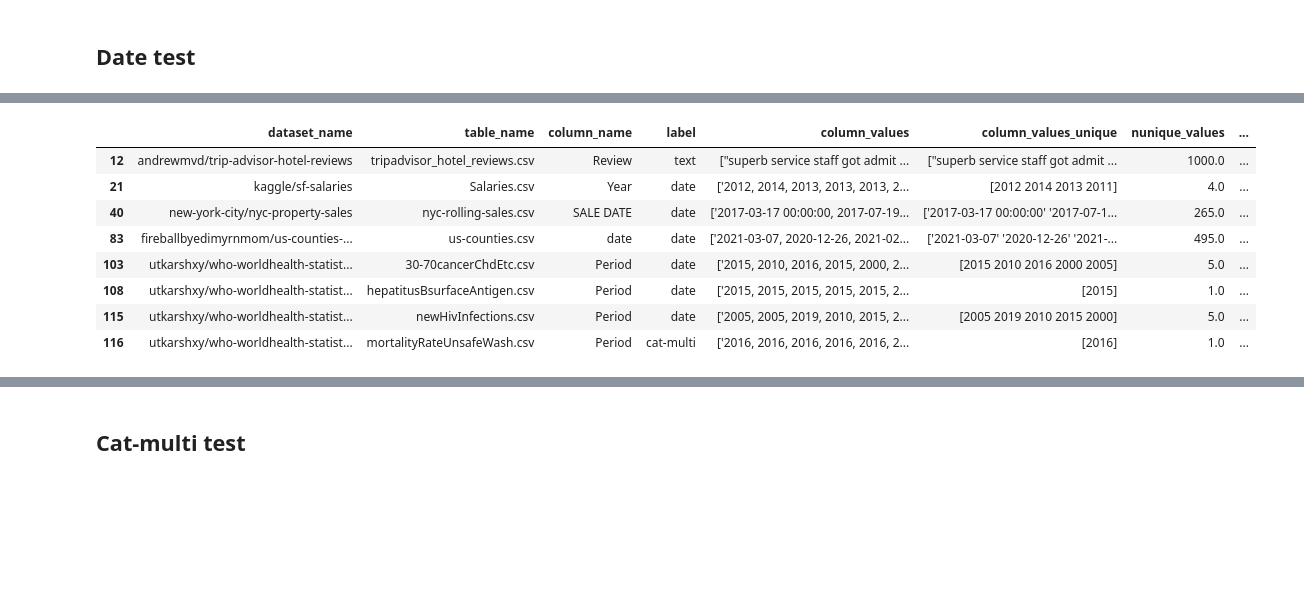
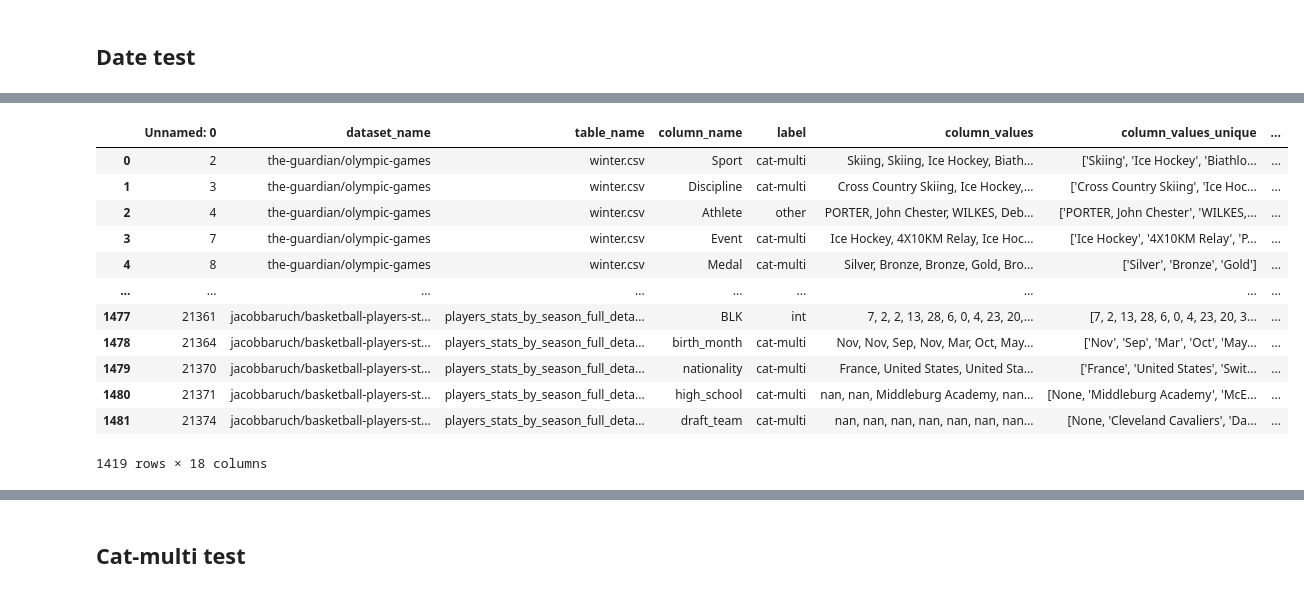
Before and after one commit to mareksherman/classipy, a Jupyter notebook: notebooks/gabisilvano.ipynb, the cells around one changed output, grey strips where cells are left out. Drawn from its saved outputs; the diff is of its cells as text; code cells hidden in the pictures; blank space fills up the shorter version.

```diff
--- a/notebooks/gabisilvano.ipynb
+++ b/notebooks/gabisilvano.ipynb
@@ -9,7 +10,7 @@ import math
 # %% [markdown]
 # Import Dataset
 # %%
-df = pd.read_csv('../raw_data/kaggle_data_1k_labeled.csv')
+df = pd.read_csv('../raw_data/kaggle_data_merged_with_labels.csv')
 # %%
 df.head()
 # %% [output]
@@ -61,7 +67,11 @@ df.loc[df.label == 'date']
 Testing if the column has more than 2 unique values. If the values are numbers, verify if they are 0 and 1.
 # %%
 for index,row in df.iterrows():
-    if row['nunique_values'] == 2:
-        print(row.column_values_unique)
-        values = row.column_values_unique.replace('[','' ).replace(']','' ).split(" ") #need the json output to treat in a correct way and test if they are numbers or strings
-        print(values)
+    if row['n_unique_values'] == 2:
+        list_n_uniques = ast.literal_eval(row.column_values_unique)
+        if all(isinstance(item, int) for item in list_n_uniques):
+            test_bin_num = set(list_n_uniques)
+            if set([0, 1]).issubset(test_bin_num):
+                df.loc[index,'heuristic_label'] = 'cat-binary'
+        else:
+            df.loc[index,'heuristic_label'] = 'cat-binary'
@@ -109,12 +133,16 @@ regex
 # %%
-df.loc[df.heuristic_label == 'date']
+df.loc[df.heuristic_label.isnull()]
 # %% [output]
-|  | dataset_name | table_name | column_name | label | column_values | column_values_unique | nunique_values | ... |
-| 12 | andrewmvd/trip-advisor-hotel-reviews | tripadvisor_hotel_reviews.csv | Review | text | ["superb service staff got admit ... | ["superb service staff got admit ... | 1000.0 | ... |
-| 21 | kaggle/sf-salaries | Salaries.csv | Year | date | ['2012, 2014, 2013, 2013, 2013, 2... | [2012 2014 2013 2011] | 4.0 | ... |
-| 40 | new-york-city/nyc-property-sales | nyc-rolling-sales.csv | SALE DATE | date | ['2017-03-17 00:00:00, 2017-07-19... | ['2017-03-17 00:00:00' '2017-07-1... | 265.0 | ... |
-| 83 | fireballbyedimyrnmom/us-counties-... | us-counties.csv | date | date | ['2021-03-07, 2020-12-26, 2021-02... | ['2021-03-07' '2020-12-26' '2021-... | 495.0 | ... |
-| 103 | utkarshxy/who-worldhealth-statist... | 30-70cancerChdEtc.csv | Period | date | ['2015, 2010, 2016, 2015, 2000, 2... | [2015 2010 2016 2000 2005] | 5.0 | ... |
-| 108 | utkarshxy/who-worldhealth-statist... | hepatitusBsurfaceAntigen.csv | Period | date | ['2015, 2015, 2015, 2015, 2015, 2... | [2015] | 1.0 | ... |
-| 115 | utkarshxy/who-worldhealth-statist... | newHivInfections.csv | Period | date | ['2005, 2005, 2019, 2010, 2015, 2... | [2005 2019 2010 2015 2000] | 5.0 | ... |
-| 116 | utkarshxy/who-worldhealth-statist... | mortalityRateUnsafeWash.csv | Period | cat-multi | ['2016, 2016, 2016, 2016, 2016, 2... | [2016] | 1.0 | ... |
+|  | Unnamed: 0 | dataset_name | table_name | column_name | label | column_values | column_values_unique | ... |
+| 0 | 2 | the-guardian/olympic-games | winter.csv | Sport | cat-multi | Skiing, Skiing, Ice Hockey, Biath... | ['Skiing', 'Ice Hockey', 'Biathlo... | ... |
+| 1 | 3 | the-guardian/olympic-games | winter.csv | Discipline | cat-multi | Cross Country Skiing, Ice Hockey,... | ['Cross Country Skiing', 'Ice Hoc... | ... |
+| 2 | 4 | the-guardian/olympic-games | winter.csv | Athlete | other | PORTER, John Chester, WILKES, Deb... | ['PORTER, John Chester', 'WILKES,... | ... |
+| 3 | 7 | the-guardian/olympic-games | winter.csv | Event | cat-multi | Ice Hockey, 4X10KM Relay, Ice Hoc... | ['Ice Hockey', '4X10KM Relay', 'P... | ... |
+| 4 | 8 | the-guardian/olympic-games | winter.csv | Medal | cat-multi | Silver, Bronze, Bronze, Gold, Bro... | ['Silver', 'Bronze', 'Gold'] | ... |
+| ... | ... | ... | ... | ... | ... | ... | ... | ... |
+| 1477 | 21361 | jacobbaruch/basketball-players-st... | players_stats_by_season_full_deta... | BLK | int | 7, 2, 2, 13, 28, 6, 0, 4, 23, 20,... | [7, 2, 13, 28, 6, 0, 4, 23, 20, 3... | ... |
+| 1478 | 21364 | jacobbaruch/basketball-players-st... | players_stats_by_season_full_deta... | birth_month | cat-multi | Nov, Nov, Sep, Nov, Mar, Oct, May... | ['Nov', 'Sep', 'Mar', 'Oct', 'May... | ... |
+| 1479 | 21370 | jacobbaruch/basketball-players-st... | players_stats_by_season_full_deta... | nationality | cat-multi | France, United States, United Sta... | ['France', 'United States', 'Swit... | ... |
+| 1480 | 21371 | jacobbaruch/basketball-players-st... | players_stats_by_season_full_deta... | high_school | cat-multi | nan, nan, Middleburg Academy, nan... | [None, 'Middleburg Academy', 'McE... | ... |
+| 1481 | 21374 | jacobbaruch/basketball-players-st... | players_stats_by_season_full_deta... | draft_team | cat-multi | nan, nan, nan, nan, nan, nan, nan... | [None, 'Cleveland Cavaliers', 'Da... | ... |
+1419 rows × 18 columns
```
Also changed, not shown: parts of 18 cells of this notebook, 1 other file.
